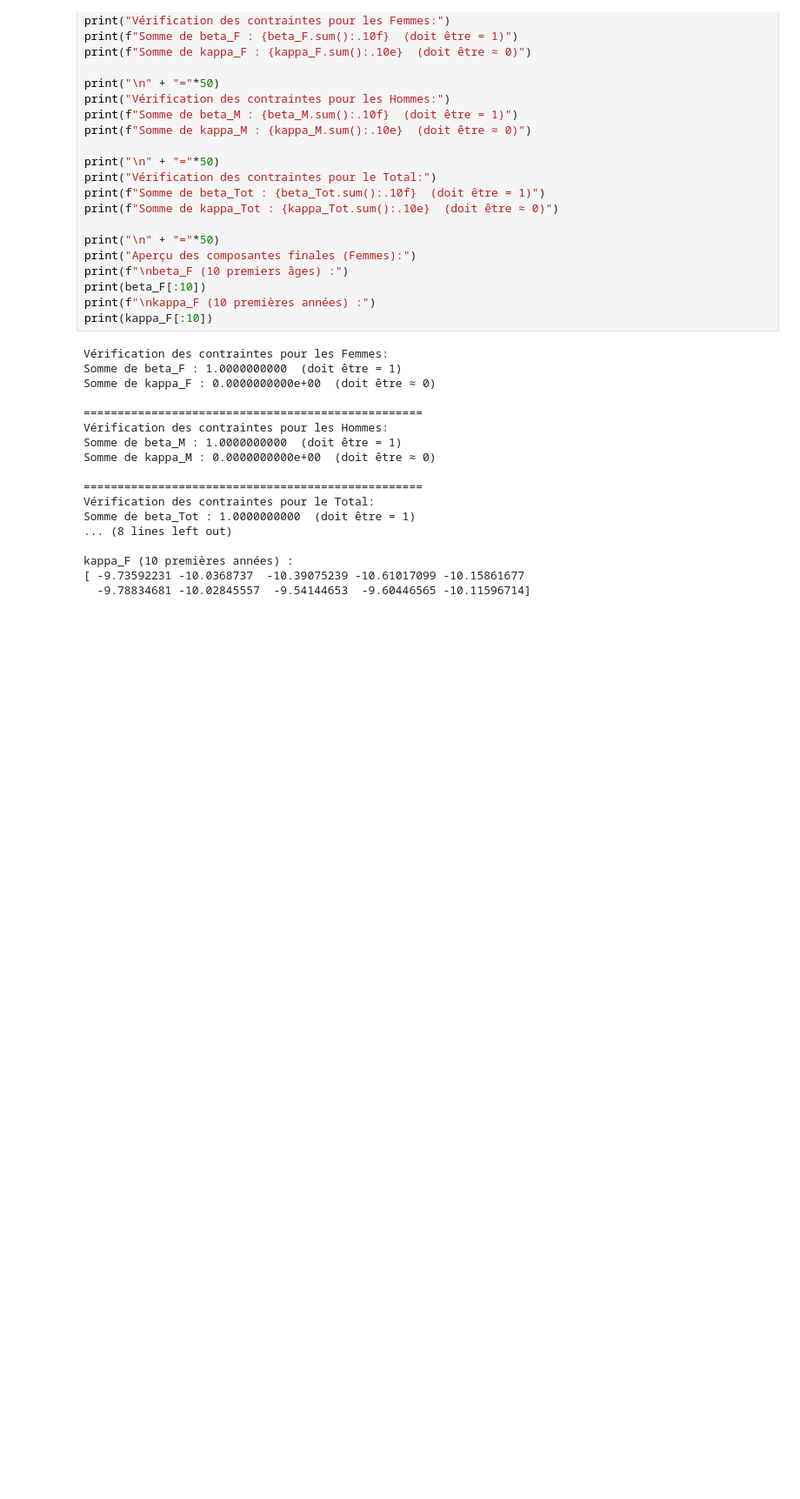
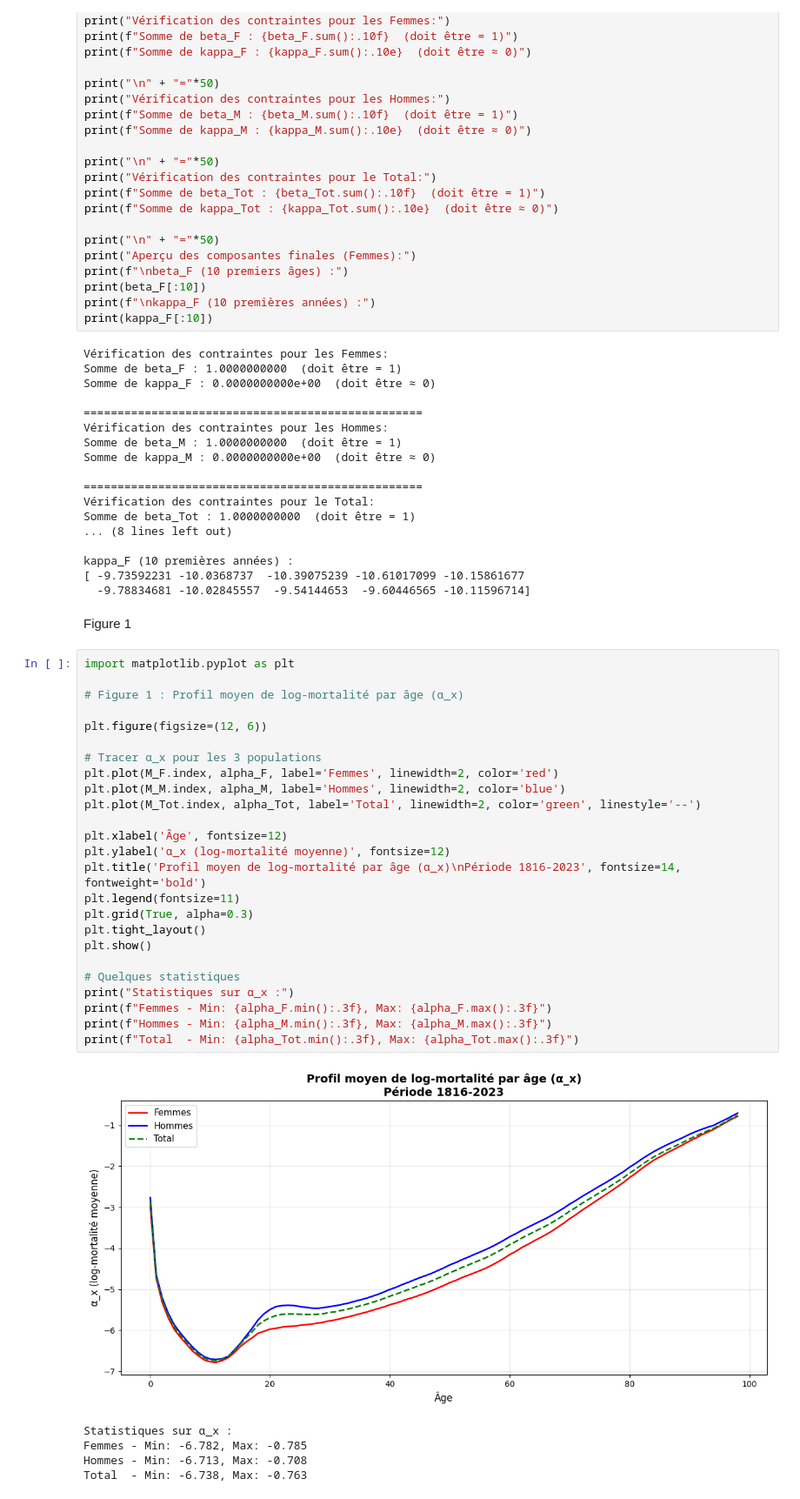
Before and after one commit to Salah10-source/Python-Project-Mortality, a Jupyter notebook: notbokes/notebooks/demo.ipynb, the cells around one changed output. Shown at 87% size. Saved outputs shown, nothing was run; the diff lists cells and outputs as text; blank space fills up the shorter version.

Commit message:
profil moyen de log-mortalité par age

```diff
--- a/notbokes/notebooks/demo.ipynb
+++ b/notbokes/notebooks/demo.ipynb
@@ -1900,3 +1902,36 @@ Somme de beta_Tot : 1.0000000000  (doit être = 1)
 kappa_F (10 premières années) :
 [ -9.73592231 -10.0368737  -10.39075239 -10.61017099 -10.15861677
   -9.78834681 -10.02845557  -9.54144653  -9.60446565 -10.11596714]
+# %% [markdown]
+Figure 1
+# %%
+import matplotlib.pyplot as plt
+
+# Figure 1 : Profil moyen de log-mortalité par âge (α_x)
+
+plt.figure(figsize=(12, 6))
+
+# Tracer α_x pour les 3 populations
+plt.plot(M_F.index, alpha_F, label='Femmes', linewidth=2, color='red')
+plt.plot(M_M.index, alpha_M, label='Hommes', linewidth=2, color='blue')
+plt.plot(M_Tot.index, alpha_Tot, label='Total', linewidth=2, color='green', linestyle='--')
+
+plt.xlabel('Âge', fontsize=12)
+plt.ylabel('α_x (log-mortalité moyenne)', fontsize=12)
+plt.title('Profil moyen de log-mortalité par âge (α_x)\nPériode 1816-2023', fontsize=14, fontweight='bold')
+plt.legend(fontsize=11)
+plt.grid(True, alpha=0.3)
+plt.tight_layout()
+plt.show()
+
+# Quelques statistiques
+print("Statistiques sur α_x :")
+print(f"Femmes - Min: {alpha_F.min():.3f}, Max: {alpha_F.max():.3f}")
+print(f"Hommes - Min: {alpha_M.min():.3f}, Max: {alpha_M.max():.3f}")
+print(f"Total  - Min: {alpha_Tot.min():.3f}, Max: {alpha_Tot.max():.3f}")
+# %% [output]
+[figure, added]
+Statistiques sur α_x :
+Femmes - Min: -6.782, Max: -0.785
+Hommes - Min: -6.713, Max: -0.708
+Total  - Min: -6.738, Max: -0.763
```
Also changed, not shown: parts of 1 cell of this notebook.
